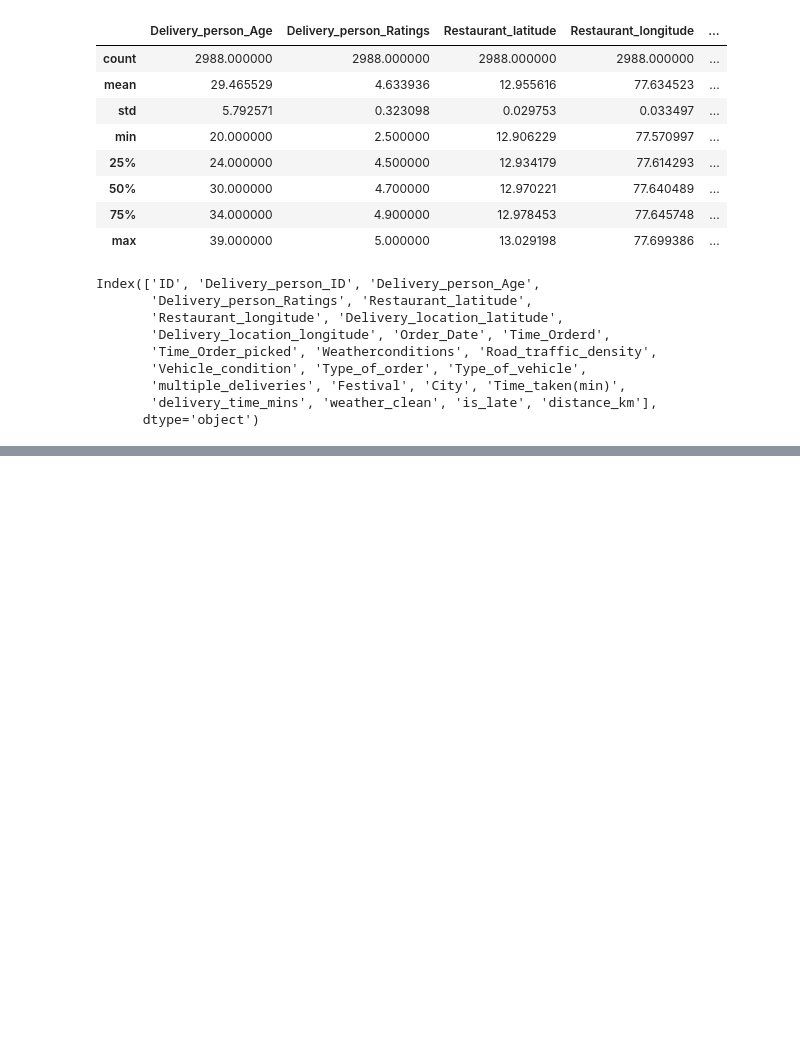
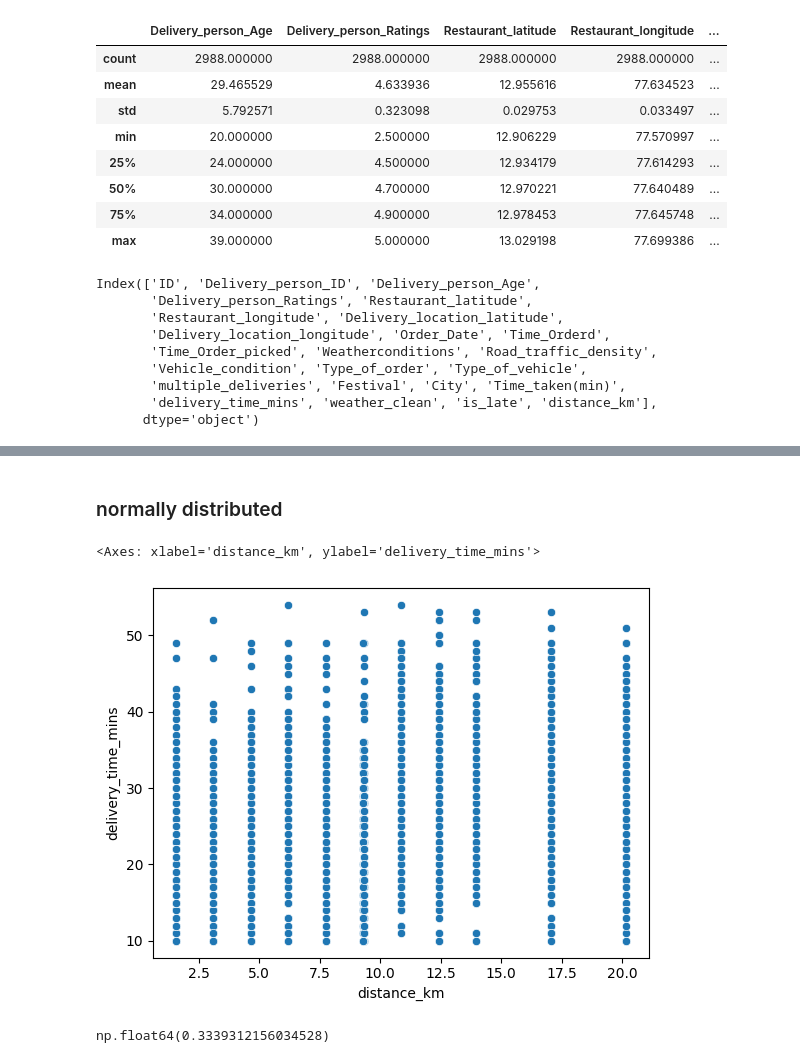
Before and after one commit to Data-pageup/delivery_time_optimizing_mlops_based, a Jupyter notebook: food-delivery-mlops/notebooks/data_exploration.ipynb, the cells around one changed output, grey strips where cells are left out. Saved outputs shown, nothing was run; the diff lists cells and outputs as text; code cells hidden in the pictures; blank space fills up the shorter version.

```diff
--- a/food-delivery-mlops/notebooks/data_exploration.ipynb
+++ b/food-delivery-mlops/notebooks/data_exploration.ipynb
@@ -62,0 +100,19 @@ Index(['ID', 'Delivery_person_ID', 'Delivery_person_Age',
+# %% [markdown]
+### normally distributed
+# %%
+# distance vs delivery time
+
+sns.scatterplot(
+    x = 'distance_km',
+    y = 'delivery_time_mins',
+    data =  df
+)
+
+# this is bad there no relation !
+# %% [output]
+<Axes: xlabel='distance_km', ylabel='delivery_time_mins'>
+[figure, added]
+# %%
+df['delivery_time_mins'].corr(df['distance_km'])
+# %% [output]
+np.float64(0.3339312156034528)
```
Also changed, not shown: parts of 16 cells of this notebook.
